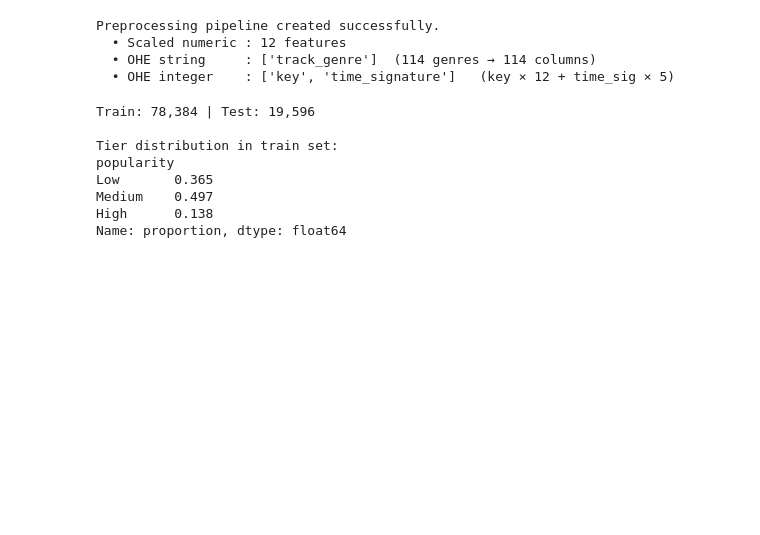
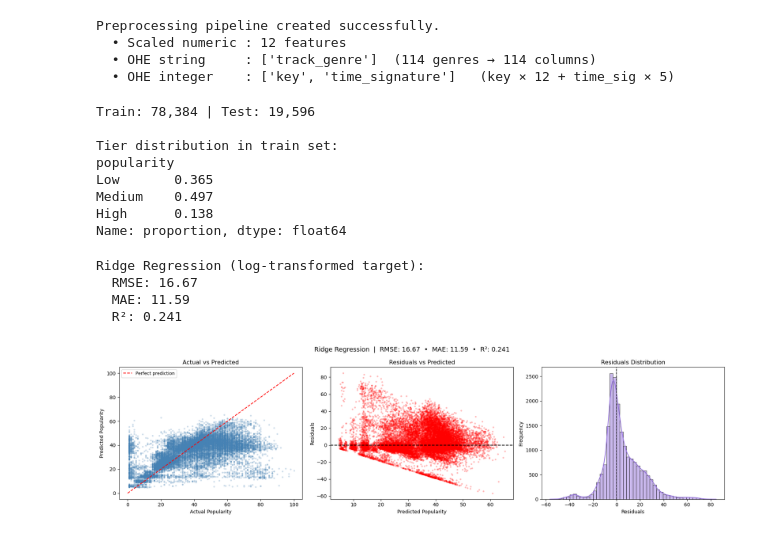
Before and after one commit to canreves/popularity-guesser, a Jupyter notebook: machine-learning.ipynb, the cells around one changed output. Drawn from its saved outputs; the diff is of its cells as text; code cells hidden in the pictures; blank space fills up the shorter version.

Commit message:
ridge: results and visualisation

```diff
--- a/machine-learning.ipynb
+++ b/machine-learning.ipynb
@@ -93,3 +93,58 @@ Low       0.365
 Medium    0.497
 High      0.138
 Name: proportion, dtype: float64
+# %%
+# regression baseline, ridge.
+
+ridge_pipeline = Pipeline([
+    ("preprocessor", preprocessor),
+    ("model", Ridge(alpha=10.0))
+])
+
+ridge_pipeline.fit(x_train, y_train_log)
+y_pred_log = ridge_pipeline.predict(x_test)
+y_pred_ridge = np.expm1(y_pred_log)
+
+rmse_ridge = np.sqrt(mean_squared_error(y_test_raw, y_pred_ridge))
+mae_ridge = mean_absolute_error(y_test_raw, y_pred_ridge)
+r2_ridge = r2_score(y_test_raw, y_pred_ridge)
+print("Ridge Regression (log-transformed target): ")
+print(f"  RMSE: {rmse_ridge:.2f}")
+print(f"  MAE: {mae_ridge:.2f}")
+print(f"  R²: {r2_ridge:.3f}")
+
+
+residuals_ridge = y_test_raw - y_pred_ridge
+fig, axes = plt.subplots(1,3,figsize=(18,5))
+fig.suptitle(f"Ridge Regression  |  RMSE: {rmse_ridge:.2f}  •  MAE: {mae_ridge:.2f}  •  R²: {r2_ridge:.3f}", fontsize=13)
+
+axes[0].scatter(y_test_raw, y_pred_ridge, alpha = 0.2, s = 6, color = 'steelblue')
+axes[0].plot([0,100], [0,100], "r--", linewidth=1.5, label = "Perfect prediction")
+axes[0].set_title("Actual vs Predicted")
+axes[0].set_xlabel("Actual Popularity")
+axes[0].set_ylabel("Predicted Popularity")
+axes[0].legend(fontsize = 9)
+
+
+# residuals vs predicted
+axes[1].scatter(y_pred_ridge, residuals_ridge, alpha = 0.2, s=6, color = 'red')
+axes[1].axhline(0, color = "black", linewidth=1.5, linestyle="--")
+axes[1].set_title("Residuals vs Predicted")
+axes[1].set_xlabel("Predicted Popularity")
+axes[1].set_ylabel("Residuals")
+
+# residuals distribution
+sns.histplot(residuals_ridge, bins=50, kde=True, color="mediumpurple", ax=axes[2])
+axes[2].axvline(0, color = 'black', linewidth = 1.2, linestyle = "--")
+axes[2].set_title("Residuals Distribution")
+axes[2].set_xlabel("Residuals")
+axes[2].set_ylabel("Frequency")
+
+plt.tight_layout()
+plt.show()
+# %% [output]
+Ridge Regression (log-transformed target):
+  RMSE: 16.67
+  MAE: 11.59
+  R²: 0.241
+[figure, added]
```
Also changed, not shown: parts of 1 cell of this notebook.
